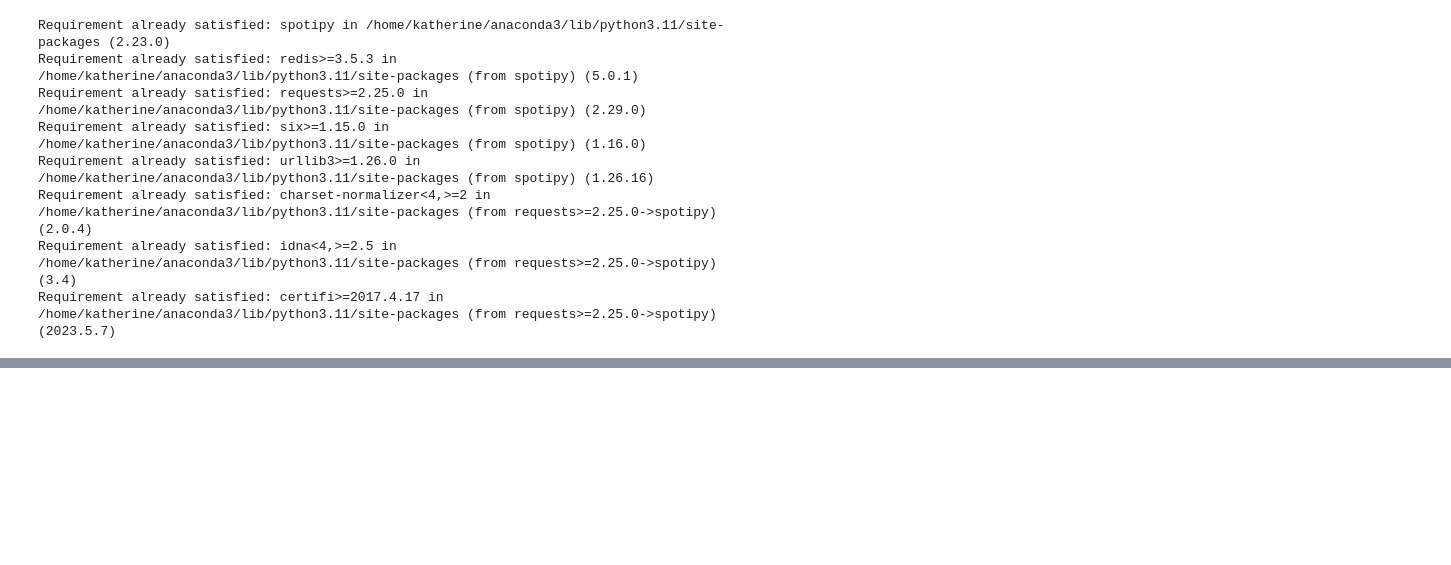
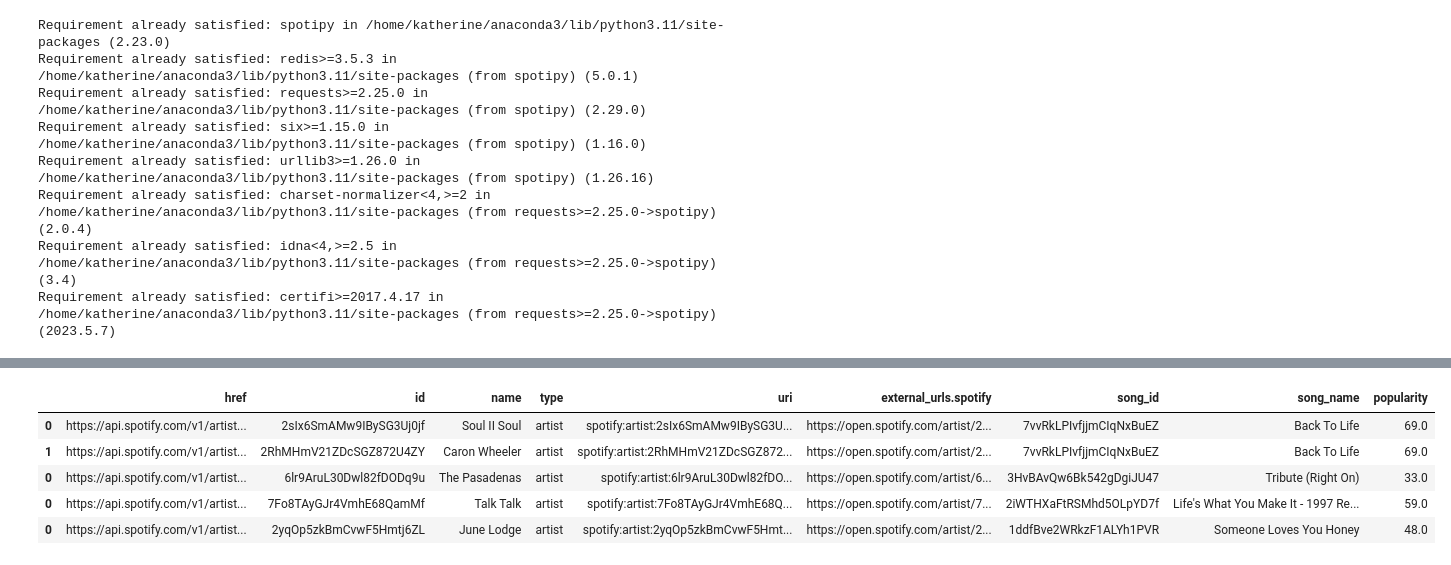
Before and after one commit to katchuli/lab-api-wrappers, a Jupyter notebook: GNOD_case_study.ipynb, the cells around one changed output, grey strips where cells are left out. Saved outputs shown, nothing was run; the diff lists cells and outputs as text; code cells hidden in the pictures; blank space fills up the shorter version.

```diff
--- a/GNOD_case_study.ipynb
+++ b/GNOD_case_study.ipynb
@@ -142,0 +284,10 @@ FileNotFoundError: [Errno 2] No such file or directory: 'secrets.txt'
+# %%
+artists_df = artists_df.drop(['track.name', 'track.id', 'track.popularity'], axis=1)
+artists_df.head(5)
+# %% [output]
+|  | href | id | name | type | uri | external_urls.spotify | song_id | song_name | popularity |
+| 0 | https://api.spotify.com/v1/artist... | 2sIx6SmAMw9IBySG3Uj0jf | Soul II Soul | artist | spotify:artist:2sIx6SmAMw9IBySG3U... | https://open.spotify.com/artist/2... | 7vvRkLPIvfjjmCIqNxBuEZ | Back To Life | 69.0 |
+| 1 | https://api.spotify.com/v1/artist... | 2RhMHmV21ZDcSGZ872U4ZY | Caron Wheeler | artist | spotify:artist:2RhMHmV21ZDcSGZ872... | https://open.spotify.com/artist/2... | 7vvRkLPIvfjjmCIqNxBuEZ | Back To Life | 69.0 |
+| 0 | https://api.spotify.com/v1/artist... | 6lr9AruL30Dwl82fDODq9u | The Pasadenas | artist | spotify:artist:6lr9AruL30Dwl82fDO... | https://open.spotify.com/artist/6... | 3HvBAvQw6Bk542gDgiJU47 | Tribute (Right On) | 33.0 |
+| 0 | https://api.spotify.com/v1/artist... | 7Fo8TAyGJr4VmhE68QamMf | Talk Talk | artist | spotify:artist:7Fo8TAyGJr4VmhE68Q... | https://open.spotify.com/artist/7... | 2iWTHXaFtRSMhd5OLpYD7f | Life's What You Make It - 1997 Re... | 59.0 |
+| 0 | https://api.spotify.com/v1/artist... | 2yqOp5zkBmCvwF5Hmtj6ZL | June Lodge | artist | spotify:artist:2yqOp5zkBmCvwF5Hmt... | https://open.spotify.com/artist/2... | 1ddfBve2WRkzF1ALYh1PVR | Someone Loves You Honey | 48.0 |
```
Also changed, not shown: parts of 32 cells of this notebook, 1 other file.
